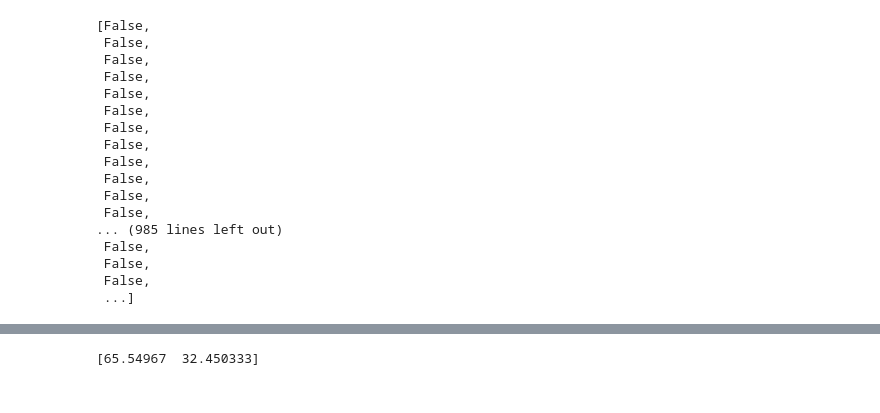
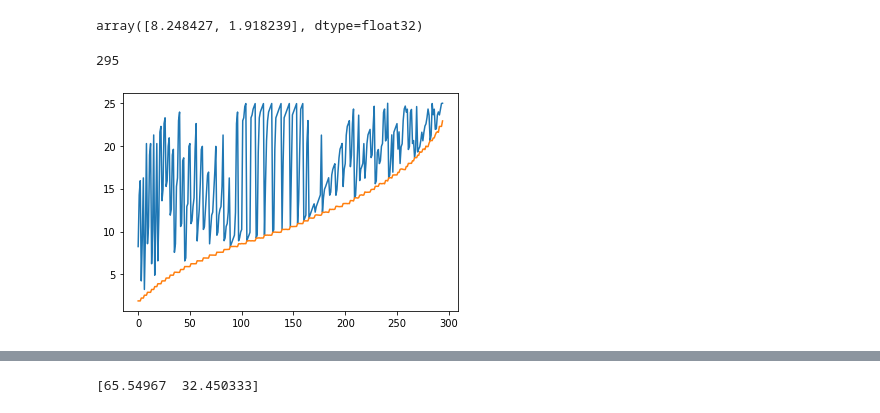
Before and after one commit to jw222/Gravitational-Wave, a Jupyter notebook: MPredictor.ipynb, the cells around one changed output, grey strips where cells are left out. Saved outputs shown, nothing was run; the diff lists cells and outputs as text; code cells hidden in the pictures.

```diff
--- a/MPredictor.ipynb
+++ b/MPredictor.ipynb
@@ -149,26 +149,20 @@ def get_val(f,k,length=LENGTH,real_noise=False,SNR=None,shift=None):
     batch = np.asarray(batch).reshape(k,length,1)
     label = np.asarray(label)/FACTOR
     return batch, label
+# %%
+f_test['m1m2'][19]
+# %% [output]
+array([8.248427, 1.918239], dtype=float32)
 # %%
 arr = []
-for i in range(NUM_DATA):
-    arr.append(np.isnan(f_train['data'][i]).any())
-arr
+for i in range(2440):
+    arr.append(np.isnan(f_test['data'][i]).any())
+mass = []
+for i in range(len(arr)):
+    if arr[i] == True:
+        mass.append(f_test['m1m2'][i])
+plt.plot(mass)
+print(len(mass))
 # %% [output]
-[False,
- False,
- False,
- False,
- False,
- False,
- False,
- False,
- False,
- False,
- False,
- False,
-... (985 lines left out)
- False,
- False,
- False,
- ...]
+295
+[figure, added]
```
Also changed, not shown: parts of 3 cells of this notebook, 2 other files.
